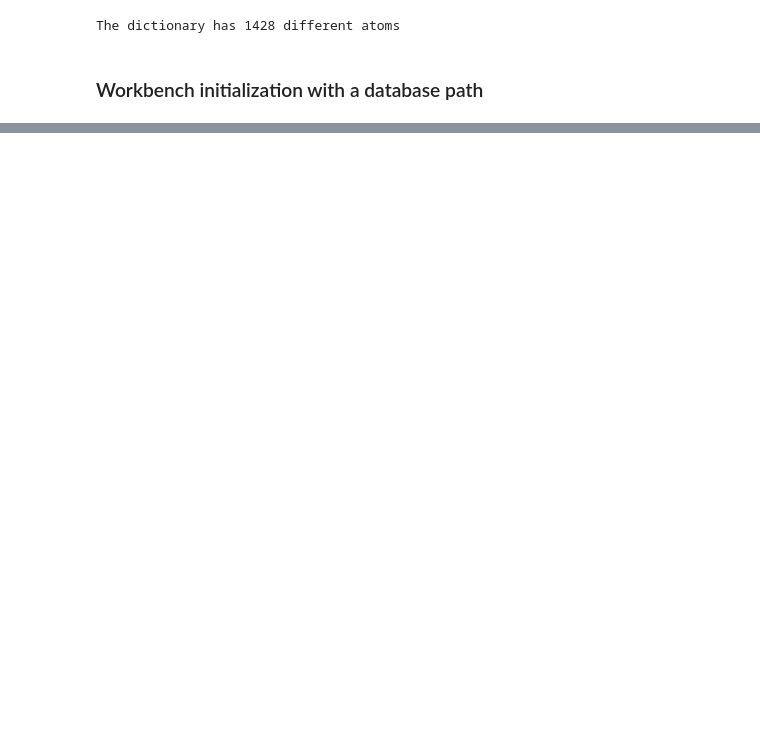
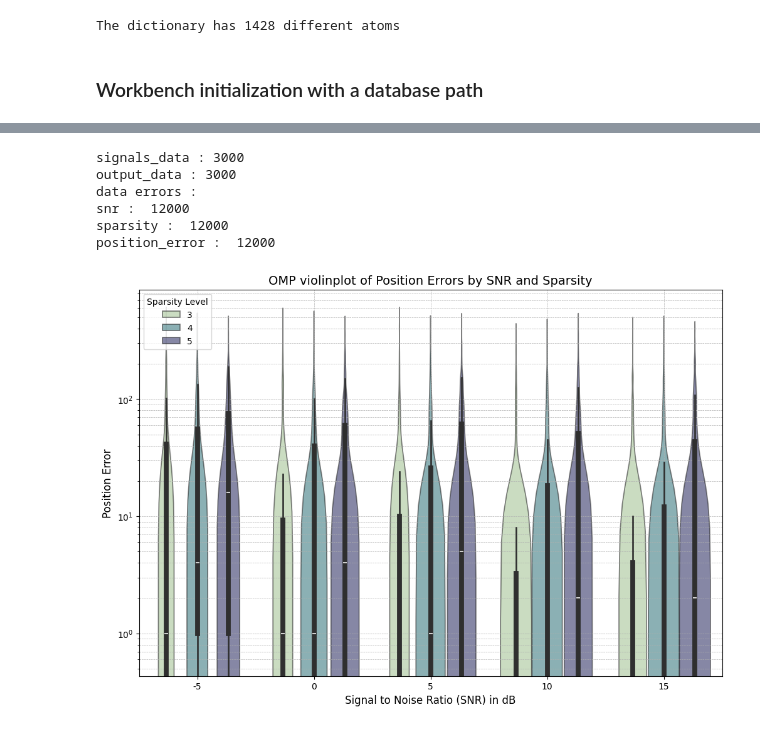
Before and after one commit to yanisgomes/csc, a Jupyter notebook: examples/omp_workbench.ipynb, the cells around one changed output, grey strips where cells are left out. Drawn from its saved outputs; the diff is of its cells as text; code cells hidden in the pictures; blank space fills up the shorter version.

Commit message:
box plot violinplot commit

```diff
--- a/examples/omp_workbench.ipynb
+++ b/examples/omp_workbench.ipynb
@@ -42,0 +49,10 @@ FileNotFoundError: [Errno 2] No such file or directory: 'C:\\Users\\gomes\\Docum
+# %%
+workbench.violinplotPositionErrors(path_to_omp_db)
+# %% [output]
+signals_data : 3000
+output_data : 3000
+data errors :
+snr :  12000
+sparsity :  12000
+position_error :  12000
+[figure, added]
```
Also changed, not shown: parts of 1 cell of this notebook, 1 other file.
